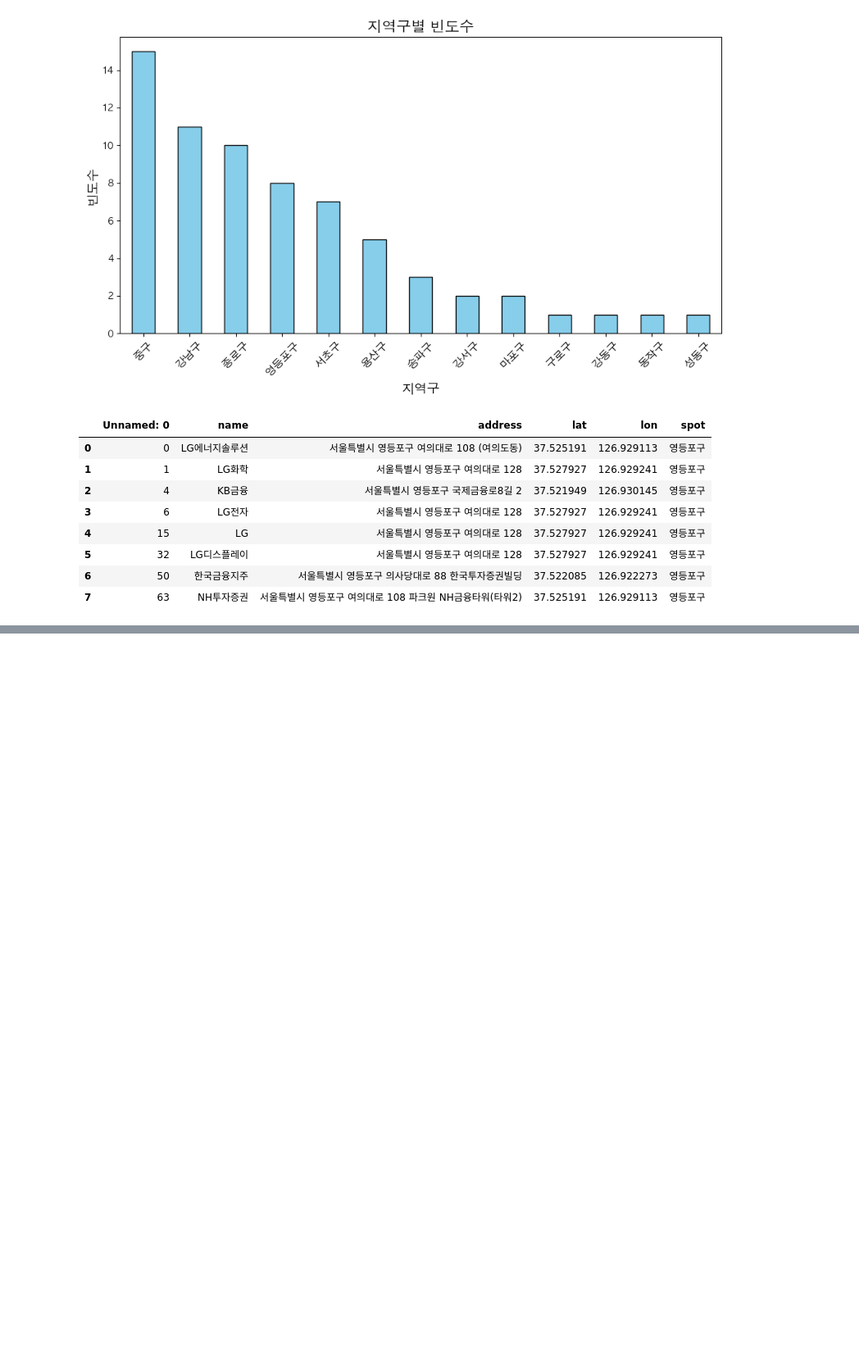
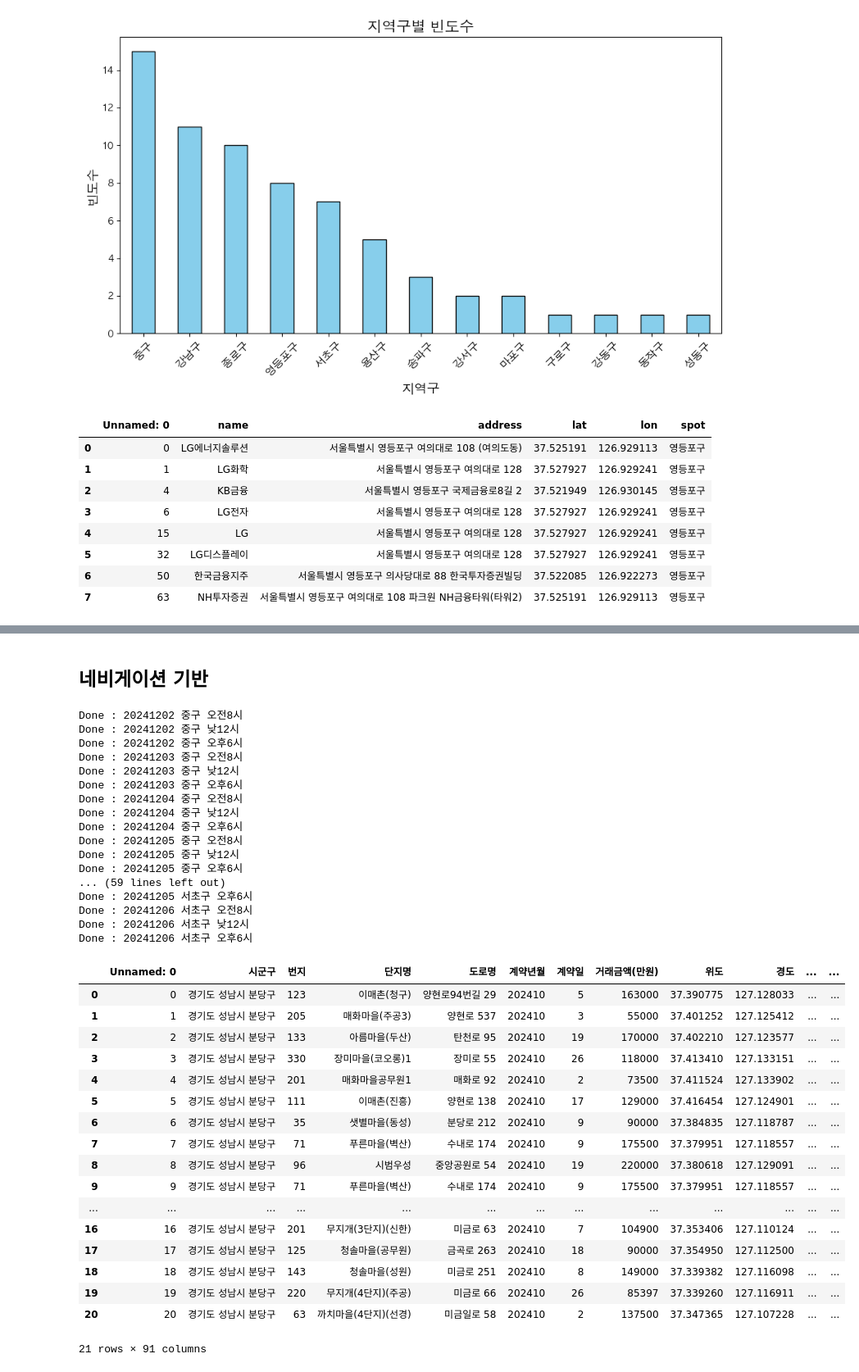
Before and after one commit to SnapishAgent/Ilsan-Investment-Insight, a Jupyter notebook: 교통 접근성/dataset_preprocessing_company_info.ipynb, the cells around one changed output, grey strips where cells are left out. Shown at 82% size. Cells and saved outputs as stored; diff of their text form; code cells hidden in the pictures; blank space fills up the shorter version.

```diff
--- a/교통 접근성/dataset_preprocessing_company_info.ipynb
+++ b/교통 접근성/dataset_preprocessing_company_info.ipynb
@@ -298,0 +693,6 @@ display(selected_df)
+# %%
+for name, mean_lat, mean_lon in mean_lat_lon_list:
+    column_name = f"{name}_직선거리"
+    top3_df_ilsan[column_name] = top3_df_ilsan.apply(lambda row: haversine(row["위도"], row["경도"], mean_lat, mean_lon), axis=1)
+
+top3_df_ilsan
@@ -298,0 +719,11 @@ display(selected_df)
+# %% [markdown]
+## 네비게이션 기반
+# %%
+mean_lat_lon_list = [['중구', 37.56496378420572, 126.98638035749214],
+                    ['강남구', 37.502597821500075, 127.03775216369364],
+                    ['종로구', 37.57334034521065, 126.98365886796088],
+                    ['영등포구', 37.52576565325149, 126.92845099895187],
+                    ['서초구', 37.483616105357044, 127.03267809993557]]
+# %%
+top3_df_bundang = pd.read_csv("/Users/shinjh/Desktop/likelion/mid_project/dataset_교통접근성/dataset_apt_price_bundang_top3_by_station_straight_line.csv", encoding='utf-8')
+top3_df_ilsan = pd.read_csv("/Users/shinjh/Desktop/likelion/mid_project/dataset_교통접근성/dataset_apt_price_ilsan_top3_by_station_straight_line.csv", encoding='utf-8')
@@ -298,0 +767,49 @@ display(selected_df)
+# %%
+for name, mean_lat, mean_lon in mean_lat_lon_list:
+    for date in range(20241202,20241207):
+        top3_df_bundang[f"{name}_{date}_미래운행거리_시간_오전8시"] = top3_df_bundang.apply(lambda row: api_future_driving_info(row["위도"], row["경도"], mean_lat, mean_lon, int(f"{date}0800")), axis=1)
+        print(f"Done : {date} {name} 오전8시")
+
+        top3_df_bundang[f"{name}_{date}_미래운행거리_시간_낮12시"] = top3_df_bundang.apply(lambda row: api_future_driving_info(row["위도"], row["경도"], mean_lat, mean_lon, int(f"{date}1200")), axis=1)
+        print(f"Done : {date} {name} 낮12시")
+
+        top3_df_bundang[f"{name}_{date}_미래운행거리_시간_오후6시"] = top3_df_bundang.apply(lambda row: api_future_driving_info(row["위도"], row["경도"], mean_lat, mean_lon, int(f"{date}1800")), axis=1)
+        print(f"Done : {date} {name} 오후6시")
+
+top3_df_bundang
+# %% [output]
+Done : 20241202 중구 오전8시
+Done : 20241202 중구 낮12시
+Done : 20241202 중구 오후6시
+Done : 20241203 중구 오전8시
+Done : 20241203 중구 낮12시
+Done : 20241203 중구 오후6시
+Done : 20241204 중구 오전8시
+Done : 20241204 중구 낮12시
+Done : 20241204 중구 오후6시
+Done : 20241205 중구 오전8시
+Done : 20241205 중구 낮12시
+Done : 20241205 중구 오후6시
+... (59 lines left out)
+Done : 20241205 서초구 오후6시
+Done : 20241206 서초구 오전8시
+Done : 20241206 서초구 낮12시
+Done : 20241206 서초구 오후6시
+|  | Unnamed: 0 | 시군구 | 번지 | 단지명 | 도로명 | 계약년월 | 계약일 | 거래금액(만원) | 위도 | 경도 | ... | ... |
+| 0 | 0 | 경기도 성남시 분당구 | 123 | 이매촌(청구) | 양현로94번길 29 | 202410 | 5 | 163000 | 37.390775 | 127.128033 | ... | ... |
+| 1 | 1 | 경기도 성남시 분당구 | 205 | 매화마을(주공3) | 양현로 537 | 202410 | 3 | 55000 | 37.401252 | 127.125412 | ... | ... |
+| 2 | 2 | 경기도 성남시 분당구 | 133 | 아름마을(두산) | 탄천로 95 | 202410 | 19 | 170000 | 37.402210 | 127.123577 | ... | ... |
+| 3 | 3 | 경기도 성남시 분당구 | 330 | 장미마을(코오롱)1 | 장미로 55 | 202410 | 26 | 118000 | 37.413410 | 127.133151 | ... | ... |
+| 4 | 4 | 경기도 성남시 분당구 | 201 | 매화마을공무원1 | 매화로 92 | 202410 | 2 | 73500 | 37.411524 | 127.133902 | ... | ... |
+| 5 | 5 | 경기도 성남시 분당구 | 111 | 이매촌(진흥) | 양현로 138 | 202410 | 17 | 129000 | 37.416454 | 127.124901 | ... | ... |
+| 6 | 6 | 경기도 성남시 분당구 | 35 | 샛별마을(동성) | 분당로 212 | 202410 | 9 | 90000 | 37.384835 | 127.118787 | ... | ... |
+| 7 | 7 | 경기도 성남시 분당구 | 71 | 푸른마을(벽산) | 수내로 174 | 202410 | 9 | 175500 | 37.379951 | 127.118557 | ... | ... |
+| 8 | 8 | 경기도 성남시 분당구 | 96 | 시범우성 | 중앙공원로 54 | 202410 | 19 | 220000 | 37.380618 | 127.129091 | ... | ... |
+| 9 | 9 | 경기도 성남시 분당구 | 71 | 푸른마을(벽산) | 수내로 174 | 202410 | 9 | 175500 | 37.379951 | 127.118557 | ... | ... |
+| ... | ... | ... | ... | ... | ... | ... | ... | ... | ... | ... | ... | ... |
+| 16 | 16 | 경기도 성남시 분당구 | 201 | 무지개(3단지)(신한) | 미금로 63 | 202410 | 7 | 104900 | 37.353406 | 127.110124 | ... | ... |
+| 17 | 17 | 경기도 성남시 분당구 | 125 | 청솔마을(공무원) | 금곡로 263 | 202410 | 18 | 90000 | 37.354950 | 127.112500 | ... | ... |
+| 18 | 18 | 경기도 성남시 분당구 | 143 | 청솔마을(성원) | 미금로 251 | 202410 | 8 | 149000 | 37.339382 | 127.116098 | ... | ... |
+| 19 | 19 | 경기도 성남시 분당구 | 220 | 무지개(4단지)(주공) | 미금로 66 | 202410 | 26 | 85397 | 37.339260 | 127.116911 | ... | ... |
+| 20 | 20 | 경기도 성남시 분당구 | 63 | 까치마을(4단지)(선경) | 미금일로 58 | 202410 | 2 | 137500 | 37.347365 | 127.107228 | ... | ... |
+21 rows × 91 columns
```
Also changed, not shown: parts of 52 cells of this notebook.
